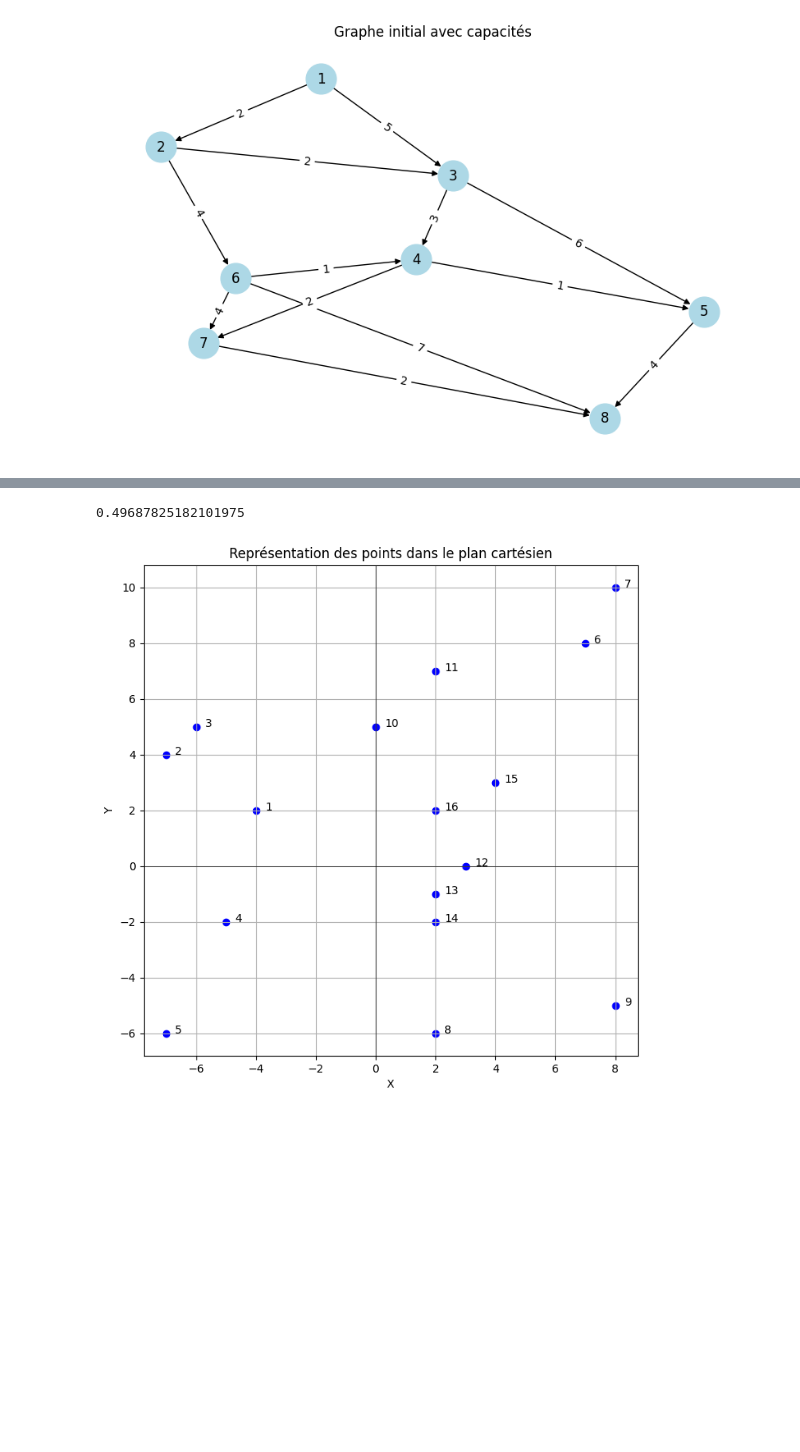
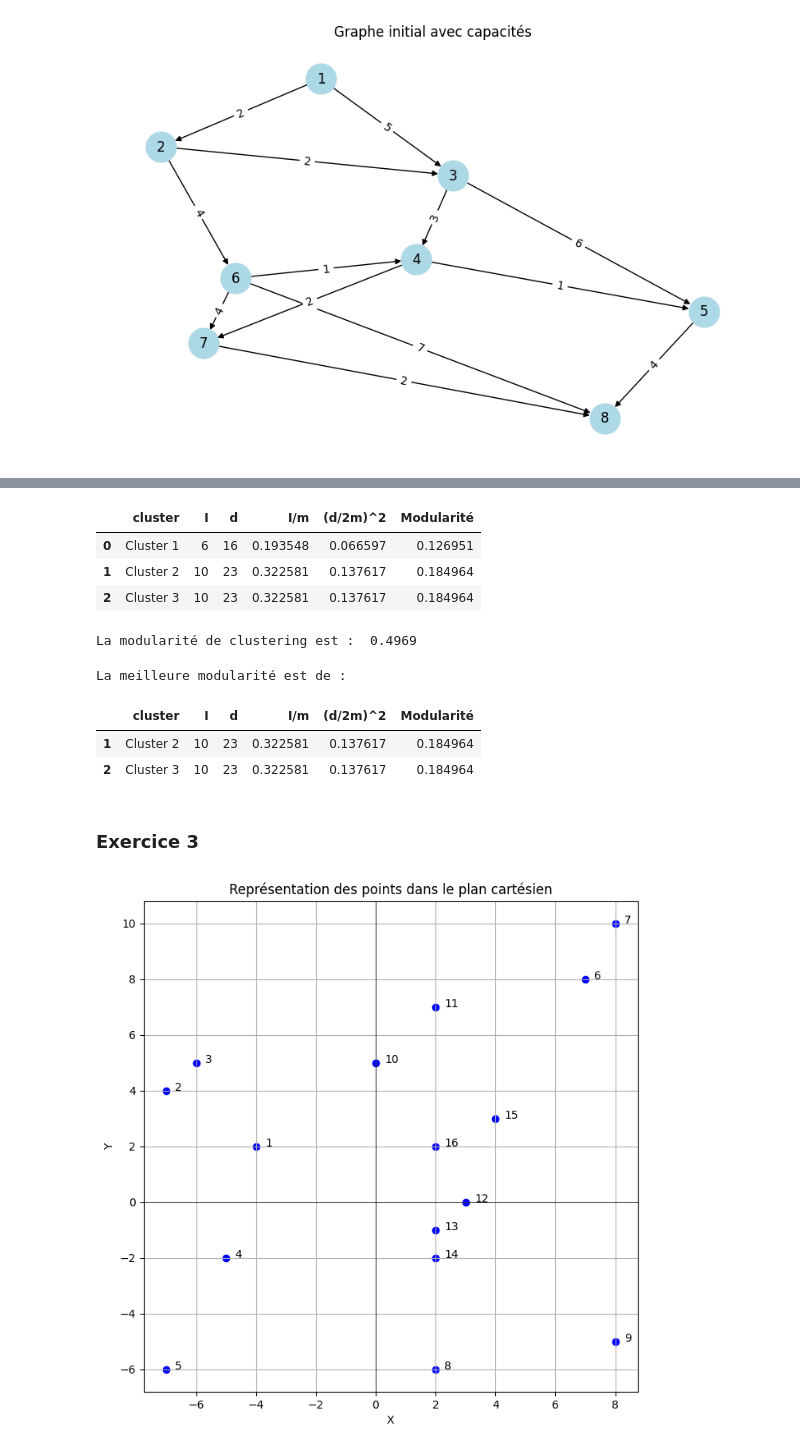
Before and after one commit to GuechtouliAnis/College-Projects, a Jupyter notebook: ARS/TP3.ipynb, the cells around one changed output, grey strips where cells are left out. Cells and saved outputs as stored; diff of their text form; code cells hidden in the pictures; blank space fills up the shorter version.

```diff
--- a/ARS/TP3.ipynb
+++ b/ARS/TP3.ipynb
@@ -159,4 +161,0 @@ modularity_df
-# %%
-modularity_df["Modularité"].sum()
-# %% [output]
-0.49687825182101975
@@ -164,0 +162,32 @@ modularity_df["Modularité"].sum()
+# %%
+# Regroupement des clusters dans une liste
+clusters = [cluster_1, cluster_2, cluster_3]  # Liste des clusters définis précédemment
+
+# Appel de la fonction 'modularité' pour calculer la modularité des clusters
+modularity_df = modularité(graph_2, clusters)
+
+# Affichage du DataFrame contenant les résultats de la modularité
+modularity_df
+# %% [output]
+|  | cluster | I | d | I/m | (d/2m)^2 | Modularité |
+| 0 | Cluster 1 | 6 | 16 | 0.193548 | 0.066597 | 0.126951 |
+| 1 | Cluster 2 | 10 | 23 | 0.322581 | 0.137617 | 0.184964 |
+| 2 | Cluster 3 | 10 | 23 | 0.322581 | 0.137617 | 0.184964 |
+# %%
+# Affichage de la modularité totale en utilisant la somme des modularités individuelles des clusters
+print(f"La modularité du clustering est : {modularity_df['Modularité'].sum():.4f}")
+# %% [output]
+La modularité de clustering est :  0.4969
+# %%
+# Affichage d'un message indiquant la meilleure modularité
+print("La meilleure modularité est de :")
+
+# Tri du DataFrame par la colonne 'Modularité' en ordre décroissant et affichage des deux premières lignes
+modularity_df.sort_values(by="Modularité", ascending=False).head(2)
+# %% [output]
+La meilleure modularité est de :
+|  | cluster | I | d | I/m | (d/2m)^2 | Modularité |
+| 1 | Cluster 2 | 10 | 23 | 0.322581 | 0.137617 | 0.184964 |
+| 2 | Cluster 3 | 10 | 23 | 0.322581 | 0.137617 | 0.184964 |
+# %% [markdown]
+### Exercice 3
```
Also changed, not shown: parts of 21 cells of this notebook.
